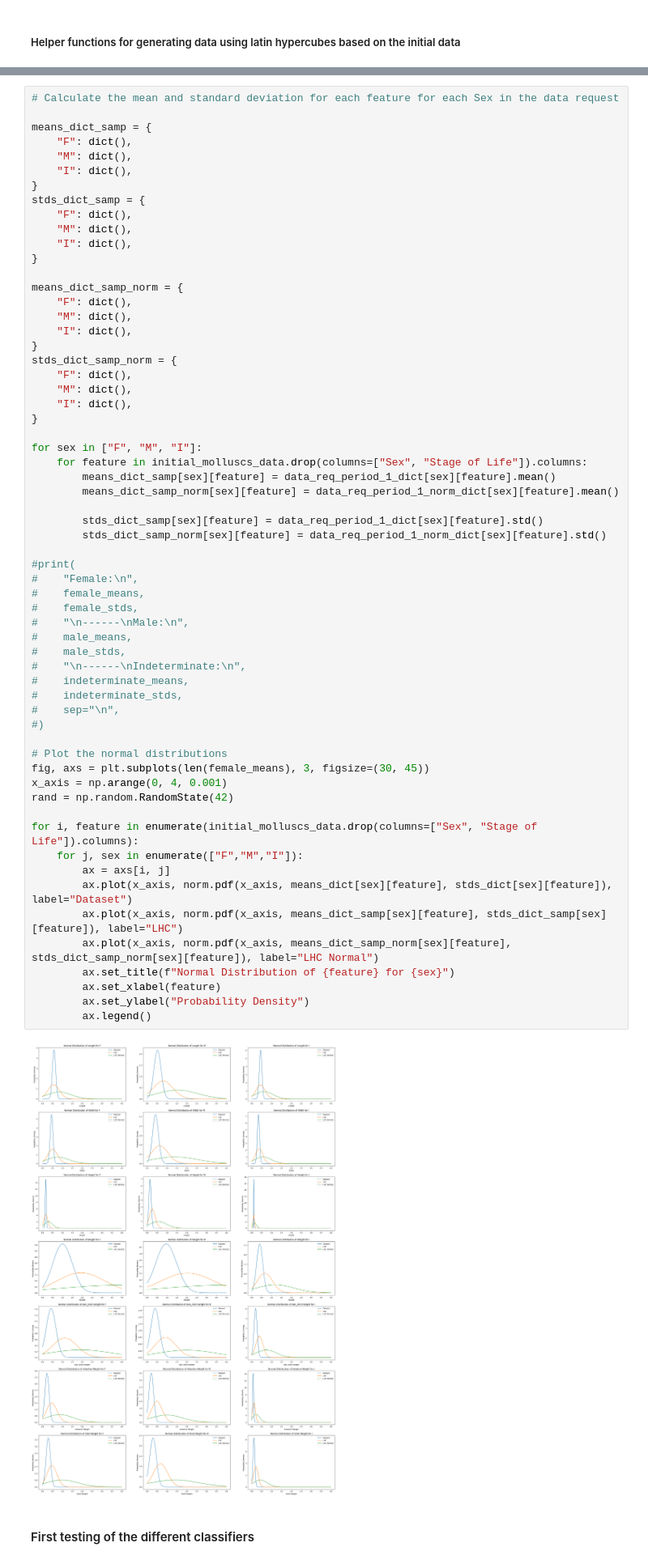
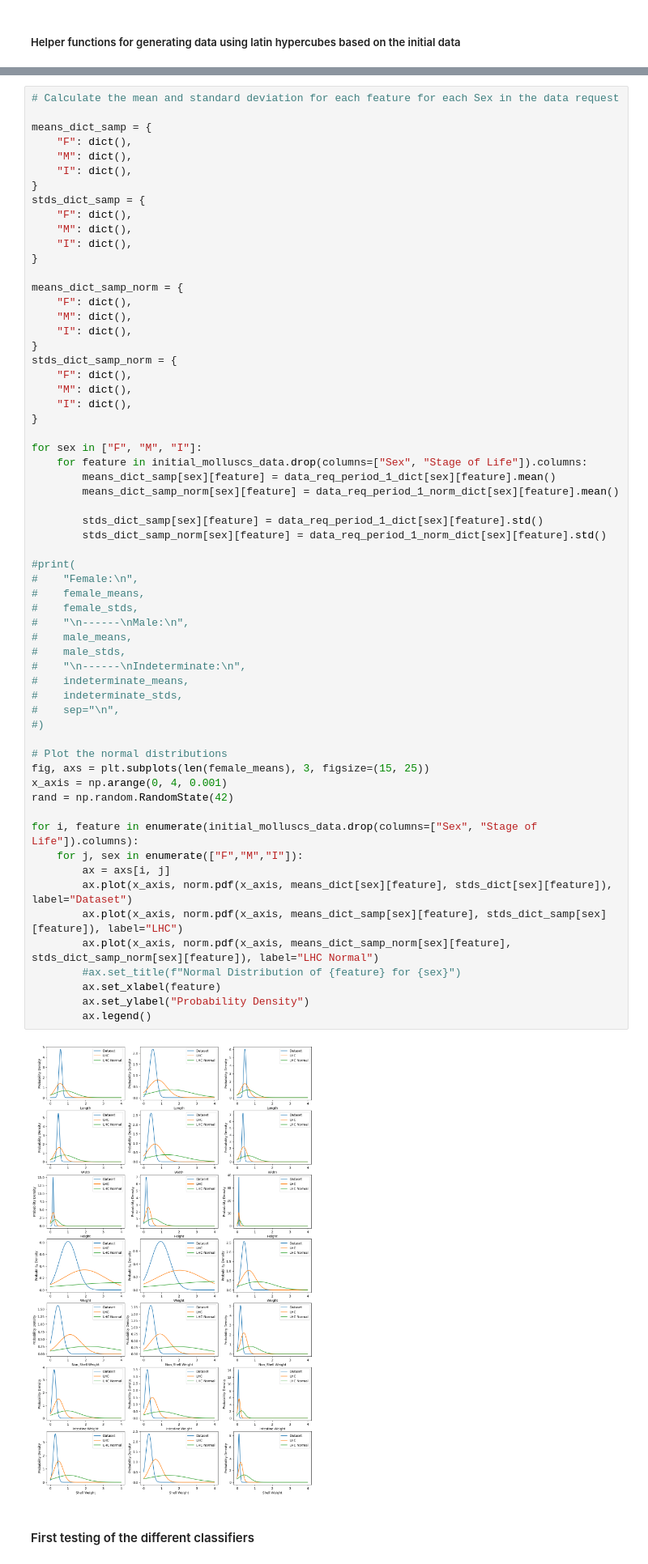
Before and after one commit to Liphip/e2ml, a Jupyter notebook: notebooks/13_final_exercise.ipynb, the cells around one changed output, grey strips where cells are left out. Shown at 81% size. Cells and saved outputs as stored; diff of their text form.

```diff
--- a/notebooks/13_final_exercise.ipynb
+++ b/notebooks/13_final_exercise.ipynb
@@ -551,36 +589,36 @@ for sex in ["F", "M", "I"]:
         stds_dict_samp[sex][feature] = data_req_period_1_dict[sex][feature].std()
         stds_dict_samp_norm[sex][feature] = data_req_period_1_norm_dict[sex][feature].std()
 
 #print(
 #    "Female:\n",
 #    female_means,
 #    female_stds,
 #    "\n------\nMale:\n",
 #    male_means,
 #    male_stds,
 #    "\n------\nIndeterminate:\n",
 #    indeterminate_means,
 #    indeterminate_stds,
 #    sep="\n",
 #)
 
 # Plot the normal distributions
-fig, axs = plt.subplots(len(female_means), 3, figsize=(30, 45))
+fig, axs = plt.subplots(len(female_means), 3, figsize=(15, 25))
 x_axis = np.arange(0, 4, 0.001)
 rand = np.random.RandomState(42)
 
 for i, feature in enumerate(initial_molluscs_data.drop(columns=["Sex", "Stage of Life"]).columns):
     for j, sex in enumerate(["F","M","I"]):
         ax = axs[i, j]
         ax.plot(x_axis, norm.pdf(x_axis, means_dict[sex][feature], stds_dict[sex][feature]), label="Dataset")
         ax.plot(x_axis, norm.pdf(x_axis, means_dict_samp[sex][feature], stds_dict_samp[sex][feature]), label="LHC")
         ax.plot(x_axis, norm.pdf(x_axis, means_dict_samp_norm[sex][feature], stds_dict_samp_norm[sex][feature]), label="LHC Normal")
-        ax.set_title(f"Normal Distribution of {feature} for {sex}")
+        #ax.set_title(f"Normal Distribution of {feature} for {sex}")
         ax.set_xlabel(feature)
         ax.set_ylabel("Probability Density")
         ax.legend()
 # %% [output]
-[figure, old version]
+[figure, new version]
 # %% [markdown]
 #### First testing of the different classifiers
 # %%
```
Also changed, not shown: parts of 25 cells of this notebook, 1 other file.
